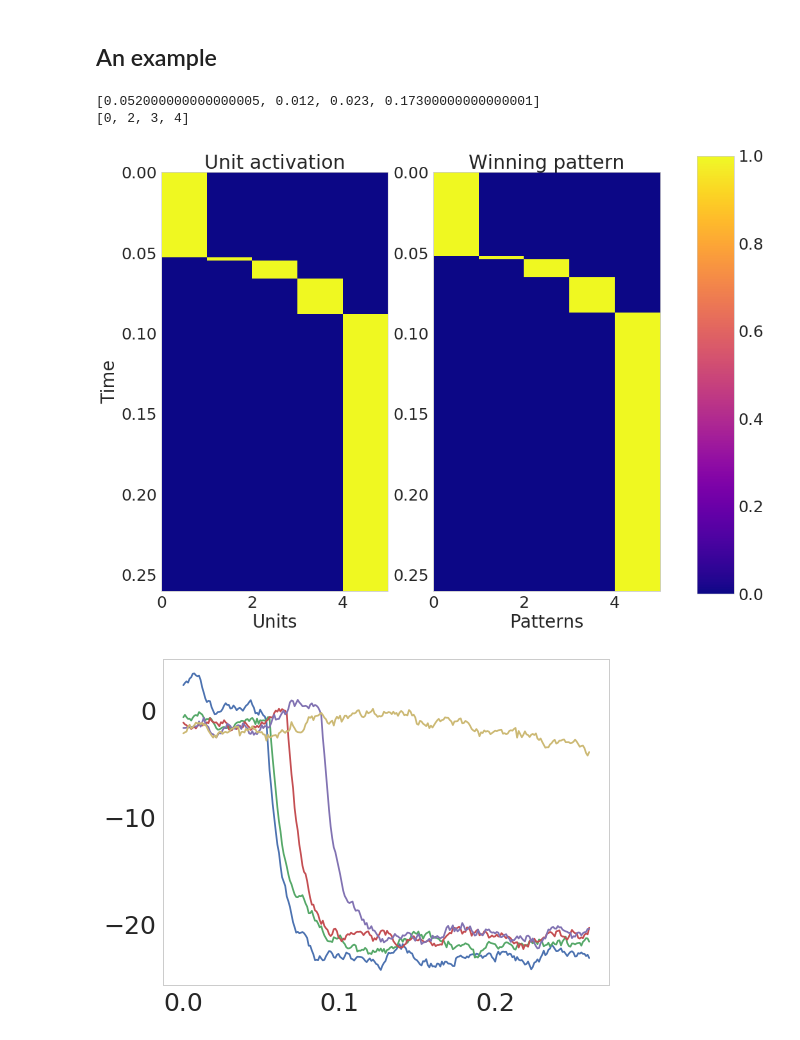
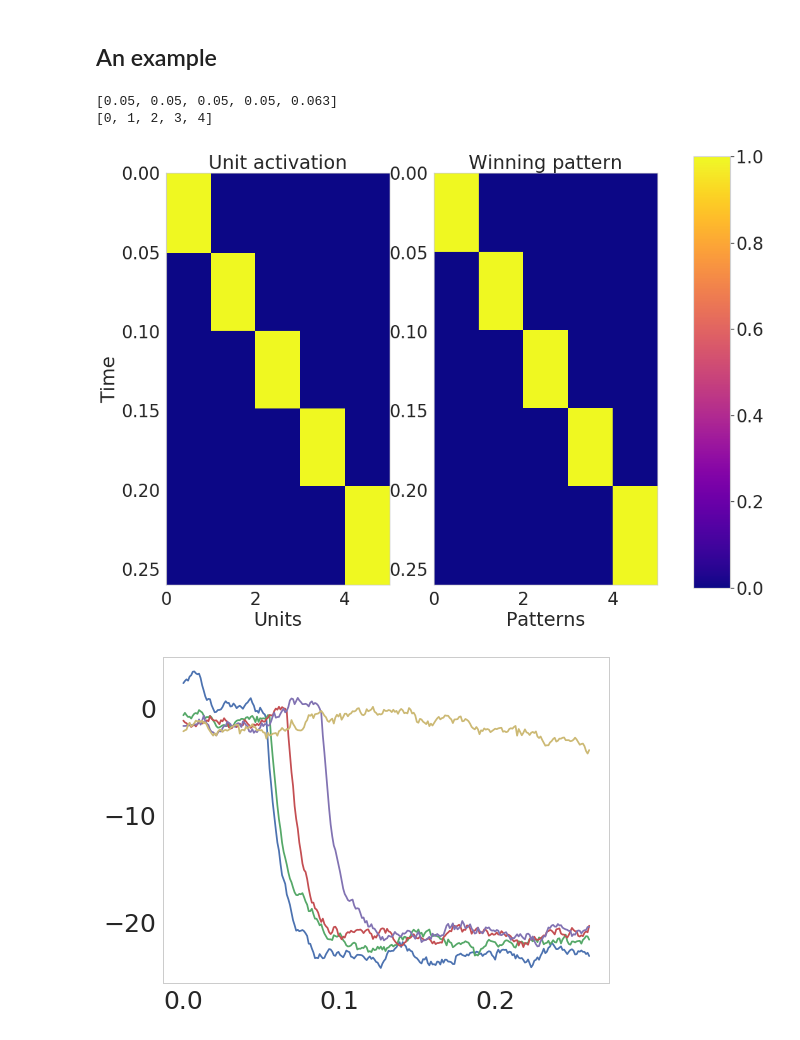
Before and after one commit to h-mayorquin/sequence_learning_paper, a Jupyter notebook: jupyter/2018-08-10(Noise calculations I).ipynb, the cells around one changed output. Drawn from its saved outputs; the diff is of its cells as text; code cells hidden in the pictures.

```diff
--- a/jupyter/2018-08-10(Noise calculations I).ipynb
+++ b/jupyter/2018-08-10(Noise calculations I).ipynb
@@ -18,7 +18,7 @@ from mpl_toolkits.axes_grid1 import make_axes_locatable
 import seaborn as sns
 
 %matplotlib inline
-plt.rcParams['figure.figsize'] = (8.0, 6.0)
+plt.rcParams['figure.figsize'] = (16, 12)
 
 np.set_printoptions(suppress=True, precision=5)
 
@@ -307,7 +306,7 @@ g_a = 1.0
 g_I = 2.0
 tau_a = 0.250
 G = 1.0
-sigma_out = 5.0
+sigma_out = 0.0
 tau_s = 0.010
 tau_z_pre = 0.025
 tau_z_post = 0.005
@@ -324,36 +323,36 @@ alpha = 0.5
 
 T_persistence = 0.050
 
 
 # Manager properties
 dt = 0.001
 values_to_save = ['o', 's']
 
 # Neural Network
 nn = Network(hypercolumns, minicolumns, G=G, tau_s=tau_s, tau_z_pre=tau_z_pre, tau_z_post=tau_z_post,
                  tau_a=tau_a, g_a=g_a, g_I=g_I, sigma_out=sigma_out, epsilon=epsilon, prng=np.random,
                  strict_maximum=strict_maximum, perfect=False, normalized_currents=True)
 
 # Build the manager
 manager = NetworkManager(nn=nn, dt=dt, values_to_save=values_to_save)
 
 # Protocol
 manager.run_artificial_protocol(ws=ws, wn=wn, wb=wb ,alpha=alpha)
 
 manager.set_persistent_time_with_adaptation_gain(T_persistence=T_persistence)
 T_recall = T_persistence * minicolumns
 T_cue = tau_s
 I_cue = 0
 nr = manager.canonical_network_representation
 aux = calculate_recall_quantities(manager, nr, T_recall, T_cue, remove=0.009, reset=True, empty_history=True)
 success, pattern_sequence, persistent_times, timings = aux
 print(persistent_times)
 print(pattern_sequence)
 plot_network_activity_angle(manager)
 # %% [output]
-[0.052000000000000005, 0.012, 0.023, 0.17300000000000001]
-[0, 2, 3, 4]
+[0.05, 0.05, 0.05, 0.05, 0.063]
+[0, 1, 2, 3, 4]
-[figure, old version]
+[figure, new version]
 # %%
 for i in range(5):
     plt.plot(manager.time, manager.history['s'][:, i])
```
Also changed, not shown: parts of 18 cells of this notebook, 5 other files.
